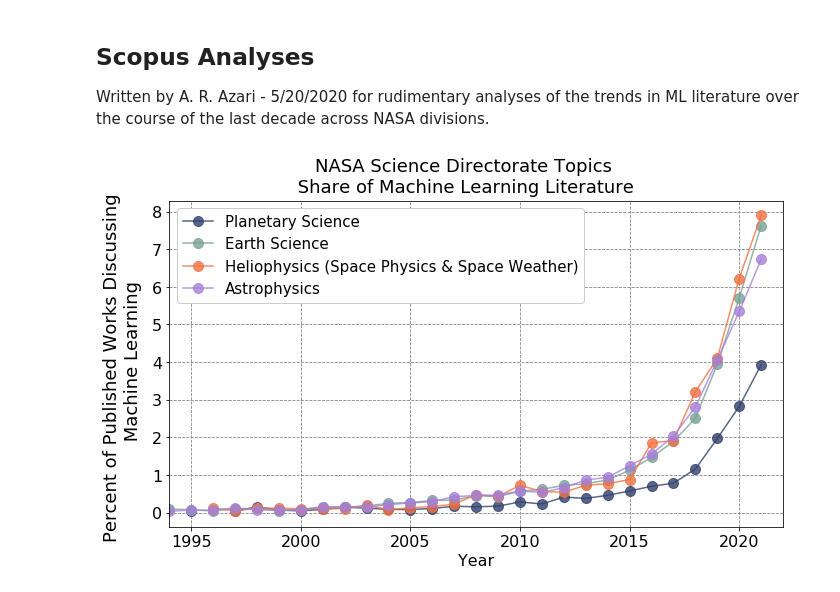
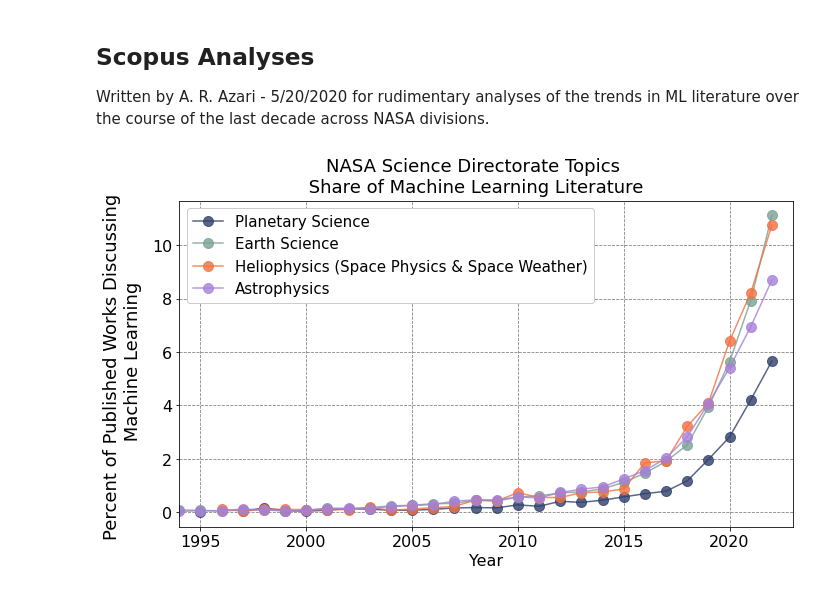
Before and after one commit to abbyazari/NASA-ML-Pubs, a Jupyter notebook: Analysis.ipynb, the cells around one changed output. Drawn from its saved outputs; the diff is of its cells as text; code cells hidden in the pictures.

```diff
--- a/Analysis.ipynb
+++ b/Analysis.ipynb
@@ -8,12 +8,12 @@ import pandas as pd
 import matplotlib.pyplot as plt
 # %%
 #read in relevant data
-names  = ['ML+Planetary', 'ML+Planetary+NN', 'ML+Planetary+Interp', 'Planetary',
-          'ML+Earth', 'ML+Earth+NN', 'ML+Earth+Interp', 'Earth',
-          'ML+HelioSP', 'ML+HelioSP+NN', 'ML+HelioSP+Interp', 'HelioSP',
-          'ML+Astro', 'ML+Astro+NN', 'ML+Astro+Interp', 'Astro']
+names  = ['ML+Planetary', 'Planetary',
+          'ML+Earth', 'Earth',
+          'ML+HelioSP', 'HelioSP',
+          'ML+Astro', 'Astro']
 
-searchTime = 'Mid2021Results'
+searchTime = 'End2022Results'
 
 frames = {}
 
@@ -21,7 +21,7 @@ for n in names:
     frames[n] = pd.read_csv('./Data/' + searchTime + '/' + n + '.csv', header = 2)
     frames[n].index = frames[n].Year.values.copy()
     #print(frames[n].index)
-    frames[n] = frames[n].reindex(index = np.arange(np.int(1950), np.int(2022)))
+    frames[n] = frames[n].reindex(index = np.arange(int(1950), int(2023)))
     #print(frames[n].index)
 # %%
 #and make final normalized datasets by dividing over range 1950-2020
@@ -42,33 +42,6 @@ frames['ML+HelioSP']['Percent']   = 100*(frames['ML+HelioSP'].Papers /
 
 frames['ML+Astro']['Percent']   = 100*(frames['ML+Astro'].Papers /
                                    frames['Astro'].Papers)
-
-##
-frames['ML+Planetary']['Percent_NN']   = 100*(frames['ML+Planetary+NN'].Papers /
-                                   frames['Planetary'].Papers)
-
-frames['ML+Earth']['Percent_NN']   = 100*(frames['ML+Earth+NN'].Papers /
-                                   frames['Earth'].Papers)
-
-frames['ML+HelioSP']['Percent_NN']   = 100*(frames['ML+HelioSP+NN'].Papers /
-                                   frames['HelioSP'].Papers)
-
-frames['ML+Astro']['Percent_NN']   = 100*(frames['ML+Astro+NN'].Papers /
-                                   frames['Astro'].Papers)
-
-
-##
-frames['ML+Planetary']['Percent_Interp']   = 100*(frames['ML+Planetary+Interp'].Papers /
-                                   frames['Planetary'].Papers)
-
-frames['ML+Earth']['Percent_Interp']   = 100*(frames['ML+Earth+Interp'].Papers /
-                                   frames['Earth'].Papers)
-
-frames['ML+HelioSP']['Percent_Interp']   = 100*(frames['ML+HelioSP+Interp'].Papers /
-                                   frames['HelioSP'].Papers)
-
-frames['ML+Astro']['Percent_Interp']   = 100*(frames['ML+Astro+Interp'].Papers /
-                                   frames['Astro'].Papers)
 # %%
 fig = plt.figure(figsize=(11, 6))
 
@@ -83,32 +56,32 @@ ax = fig.add_subplot(gs[:,:])
 
 #Somehow denote the actual, legend? Say what rate we are at?
 
 ax.plot(frames['ML+Planetary'].index, frames['ML+Planetary'].Percent, '-o',
         color = '#303f6b', markersize = 10,
         label = 'Planetary Science', alpha = 0.8)
 ax.plot(frames['ML+Earth'].index, frames['ML+Earth'].Percent, '-o',
         color = '#79a194', markersize = 10,
         label = 'Earth Science', alpha = 0.8)
 
 ax.plot(frames['ML+HelioSP'].index, frames['ML+HelioSP'].Percent, '-o',
         color = '#f27141', markersize = 10,
         label = 'Heliophysics (Space Physics & Space Weather)', alpha = 0.8)
 
 ax.plot(frames['ML+Astro'].index, frames['ML+Astro'].Percent, '-o',
         color = '#a680d9', markersize = 10,
         label = 'Astrophysics', alpha = 0.8)
 
 ax.set_xlabel('Year', fontsize = 16)
 ax.set_ylabel('Percent of Published Works Discussing \n Machine Learning',
               fontsize = 18, labelpad = 10)
 
 ax.grid(color='gray', linestyle='dashed')
 ax.tick_params(labelsize=16)
 
-ax.set_xlim([1994, 2022])
+ax.set_xlim([1994, 2023])
 
 ax.legend(fontsize = 15, framealpha = 1)
 
 fig.savefig('./Figures/NASADivision_Share_ML_{}.pdf'.format(searchTime))
 # %% [output]
-[figure, old version]
+[figure, new version]
```
Also changed, not shown: parts of 2 cells of this notebook.
